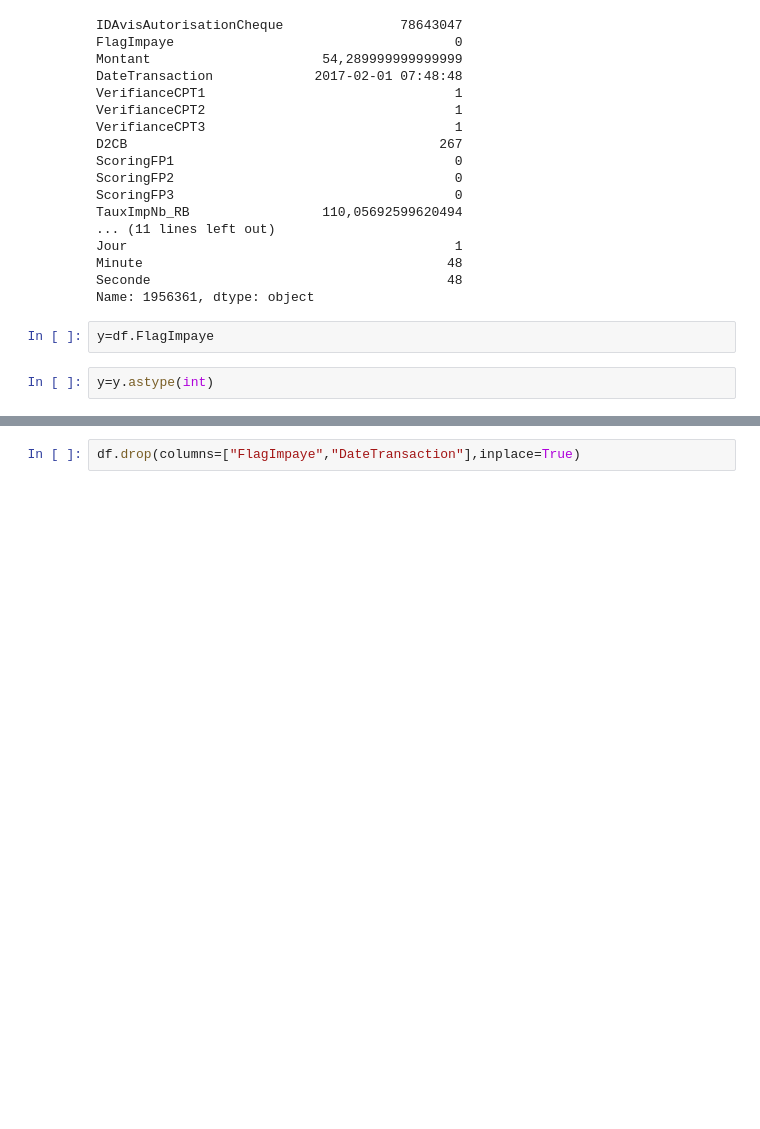
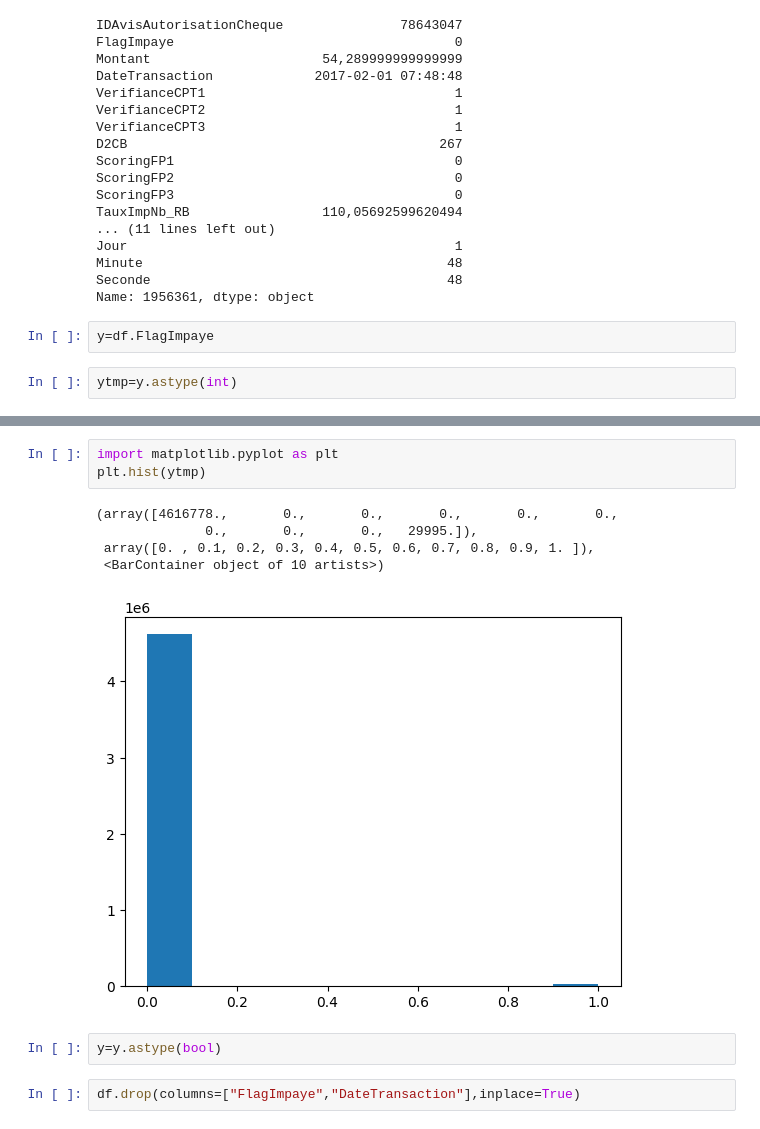
Before and after one commit to adcastex/fouille_de_donnees, a Jupyter notebook: Adrien.ipynb, the cells around one changed output, grey strips where cells are left out. Cells and saved outputs as stored; diff of their text form; blank space fills up the shorter version.

```diff
--- a/Adrien.ipynb
+++ b/Adrien.ipynb
@@ -64,4 +64,4 @@ Name: 1956361, dtype: object
 # %%
 y=df.FlagImpaye
 # %%
-y=y.astype(int)
+ytmp=y.astype(int)
@@ -68,3 +75,14 @@ y=y.astype(int)
+# %%
+import matplotlib.pyplot as plt
+plt.hist(ytmp)
+# %% [output]
+(array([4616778.,       0.,       0.,       0.,       0.,       0.,
+              0.,       0.,       0.,   29995.]),
+ array([0. , 0.1, 0.2, 0.3, 0.4, 0.5, 0.6, 0.7, 0.8, 0.9, 1. ]),
+ <BarContainer object of 10 artists>)
+[figure, added]
+# %%
+y=y.astype(bool)
 # %%
 df.drop(columns=["FlagImpaye","DateTransaction"],inplace=True)
 # %%
```
Also changed, not shown: parts of 41 cells of this notebook, 2 other files.
